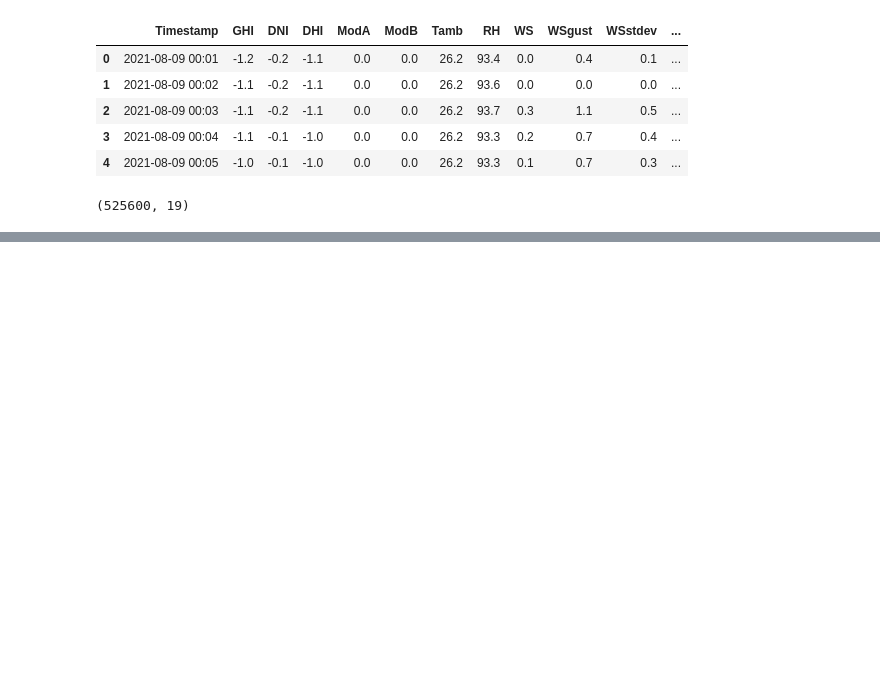
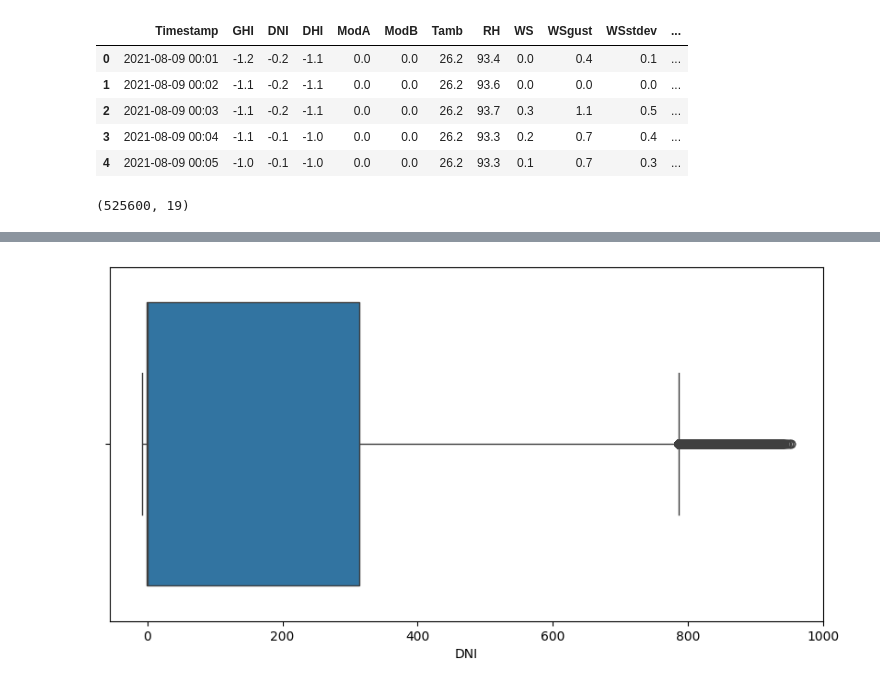
Before and after one commit to rinamoh/Kifiya-AIM-Week0, a Jupyter notebook: notebooks/EDA.ipynb, the cells around one changed output, grey strips where cells are left out. Saved outputs shown, nothing was run; the diff lists cells and outputs as text; code cells hidden in the pictures; blank space fills up the shorter version.

```diff
--- a/notebooks/EDA.ipynb
+++ b/notebooks/EDA.ipynb
@@ -36,0 +89,6 @@ data.describe()
+# %%
+plt.figure(figsize=(10,5))
+sns.boxplot(x=data['DNI'])
+plt.show()
+# %% [output]
+[figure, added]
```
Also changed, not shown: parts of 10 cells of this notebook.
